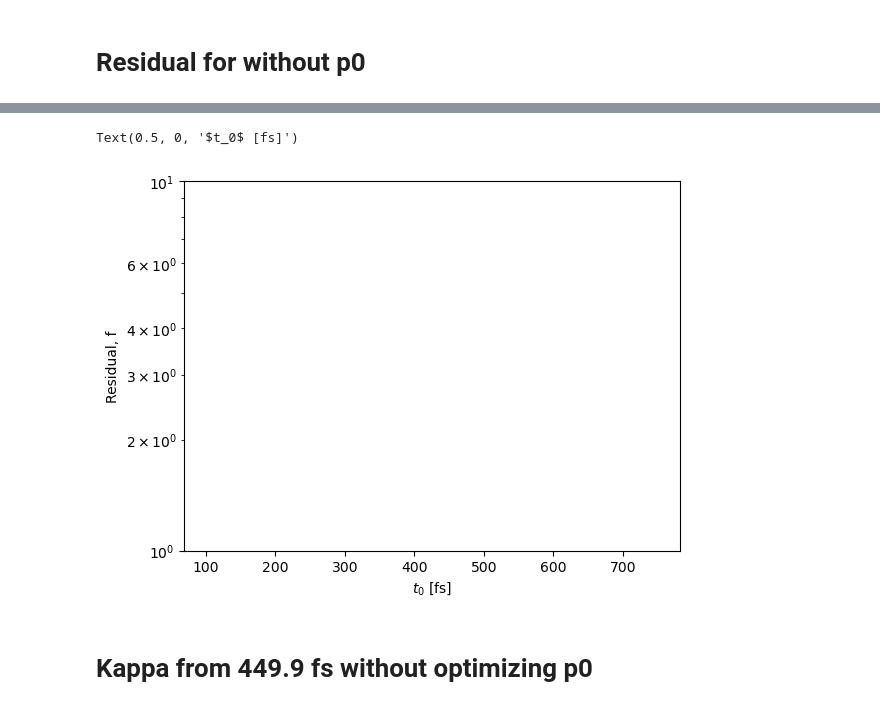
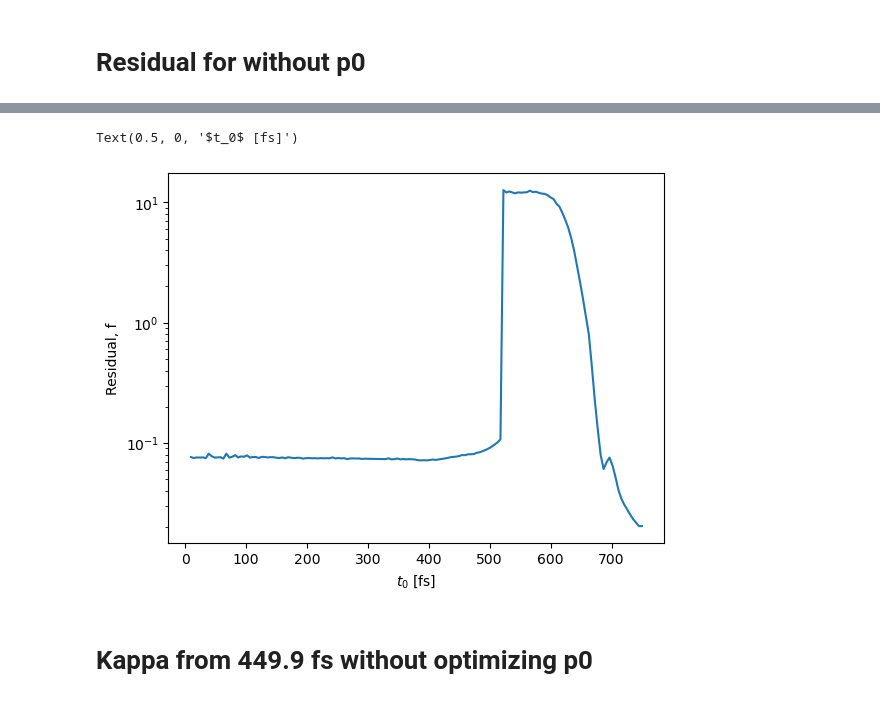
Before and after one commit to chloe-cyc/Part-II, a Jupyter notebook: MASH_optimization/t_1_2_Testing/from_kappa.ipynb, the cells around one changed output, grey strips where cells are left out. Saved outputs shown, nothing was run; the diff lists cells and outputs as text; code cells hidden in the pictures.

```diff
--- a/MASH_optimization/t_1_2_Testing/from_kappa.ipynb
+++ b/MASH_optimization/t_1_2_Testing/from_kappa.ipynb
@@ -156,13 +140,13 @@ np.savetxt(f"/u/dem/kebl6911/Part-II/MASH_optimization/t_1_2_Testing/800_1000_ka
 # %%
 site_residual_data = np.loadtxt("/u/dem/kebl6911/Part-II/MASH_optimization/t_1_2_Testing/800_1000_resid3.dat")
 
-plt.semilogy(site_residual_data[:,0],site_residual_data[:,1])
+plt.semilogy(site_residual_data[2:,0],site_residual_data[2:,1])
 
 plt.ylabel('Residual, f')
 plt.xlabel(r'$t_0$ [fs]')
 # %% [output]
 Text(0.5, 0, '$t_0$ [fs]')
-[figure, old version]
+[figure, new version]
 # %% [markdown]
 # Kappa from 449.9 fs without optimizing p0
 # %%
```
Also changed, not shown: parts of 2 cells of this notebook, 2 other files.
